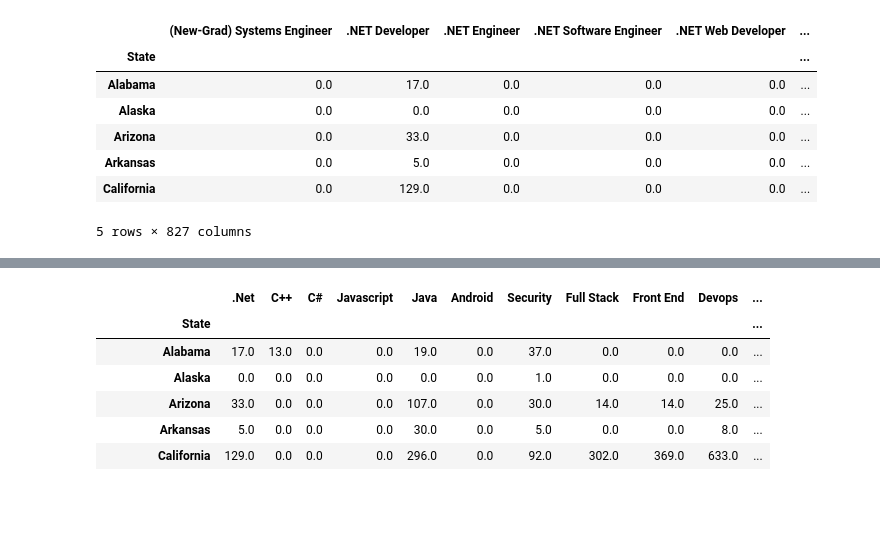
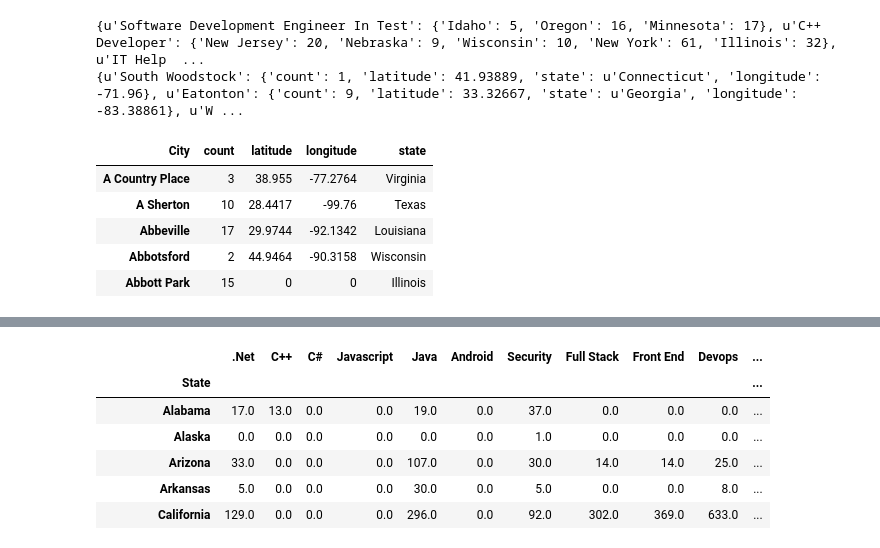
Before and after one commit to DrInternets/Employment-Defense-Force, a Jupyter notebook: Data Scraping/glassdoor.ipynb, the cells around one changed output, grey strips where cells are left out. Cells and saved outputs as stored; diff of their text form; code cells hidden in the pictures; blank space fills up the shorter version.

Commit message:
added cities data

```diff
--- a/Data Scraping/glassdoor.ipynb
+++ b/Data Scraping/glassdoor.ipynb
@@ -73,15 +73,17 @@ params_d = OrderedDict({
     "useragent": "Mozilla/5.0 (X11; Linux x86_64) AppleWebKit/537.36 (KHTML, like Gecko) Chrome/43.0.2357.81 Safari/537.36",
     "action": "jobs-stats",
     "jc": "29",
-    "l": ", United States",
-    "returnJobTitles": "true",
+    "returnCities": "true",
+    "returnJobTitles": "true"
 })
 
 jobs = {}
+cities = {}
 
 # Jobs by States
 for abr, state in states.iteritems():
     params_d['l'] = state + ", United States"
+    params_d['state'] = state
     content = requests.get(host,
                        params = params_d,
                        headers={
@@ -92,3 +94,11 @@ for abr, state in states.iteritems():
         if job['jobTitle'] not in jobs:
             jobs[job['jobTitle']] = {}
         jobs[job['jobTitle']][state] = job['numJobs']
+    current_cities = content.json()['response']['cities']
+    for city in current_cities:
+        name = city['name'].split(',')[0]
+        cities[name] = {}
+        cities[name]['count'] = city['numJobs']
+        cities[name]['longitude'] = city['longitude']
+        cities[name]['latitude'] = city['latitude']
+        cities[name]['state'] = city['stateName']
@@ -115,17 +105,27 @@ jobs
+# %%
+print jobs
+print cities
+# %% [output]
+{u'Software Development Engineer In Test': {'Idaho': 5, 'Oregon': 16, 'Minnesota': 17}, u'C++ Developer': {'New Jersey': 20, 'Nebraska': 9, 'Wisconsin': 10, 'New York': 61, 'Illinois': 32}, u'IT Help  ...
+{u'South Woodstock': {'count': 1, 'latitude': 41.93889, 'state': u'Connecticut', 'longitude': -71.96}, u'Eatonton': {'count': 9, 'latitude': 33.32667, 'state': u'Georgia', 'longitude': -83.38861}, u'W ...
 # %%
 df = pd.DataFrame(data=jobs)
 df.index.rename("State", inplace=True)
 df.fillna(value=0, inplace=True)
 df.head()
+
+df2 = pd.DataFrame(data=cities)
+df2.index.rename("City", inplace=True)
+df2 = df2.T
+df2.fillna(value=0)
+df2.head()
 # %% [output]
-|  | (New-Grad) Systems Engineer | .NET Developer | .NET Engineer | .NET Software Engineer | .NET Web Developer | ... |
-| State |  |  |  |  |  | ... |
-| Alabama | 0.0 | 17.0 | 0.0 | 0.0 | 0.0 | ... |
-| Alaska | 0.0 | 0.0 | 0.0 | 0.0 | 0.0 | ... |
-| Arizona | 0.0 | 33.0 | 0.0 | 0.0 | 0.0 | ... |
-| Arkansas | 0.0 | 5.0 | 0.0 | 0.0 | 0.0 | ... |
-| California | 0.0 | 129.0 | 0.0 | 0.0 | 0.0 | ... |
+| City | count | latitude | longitude | state |
+| A Country Place | 3 | 38.955 | -77.2764 | Virginia |
+| A Sherton | 10 | 28.4417 | -99.76 | Texas |
+| Abbeville | 17 | 29.9744 | -92.1342 | Louisiana |
+| Abbotsford | 2 | 44.9464 | -90.3158 | Wisconsin |
+| Abbott Park | 15 | 0 | 0 | Illinois |
-5 rows × 827 columns
 # %%
 df.columns.values
 # %% [output]
```
Also changed, not shown: parts of 1 cell of this notebook.
